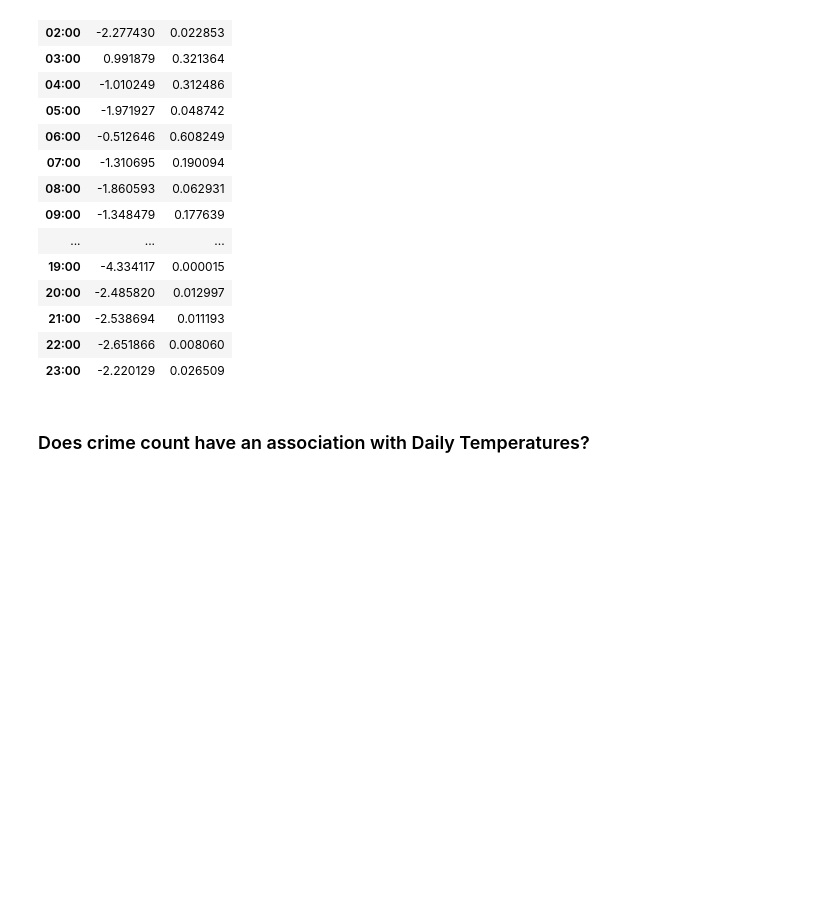
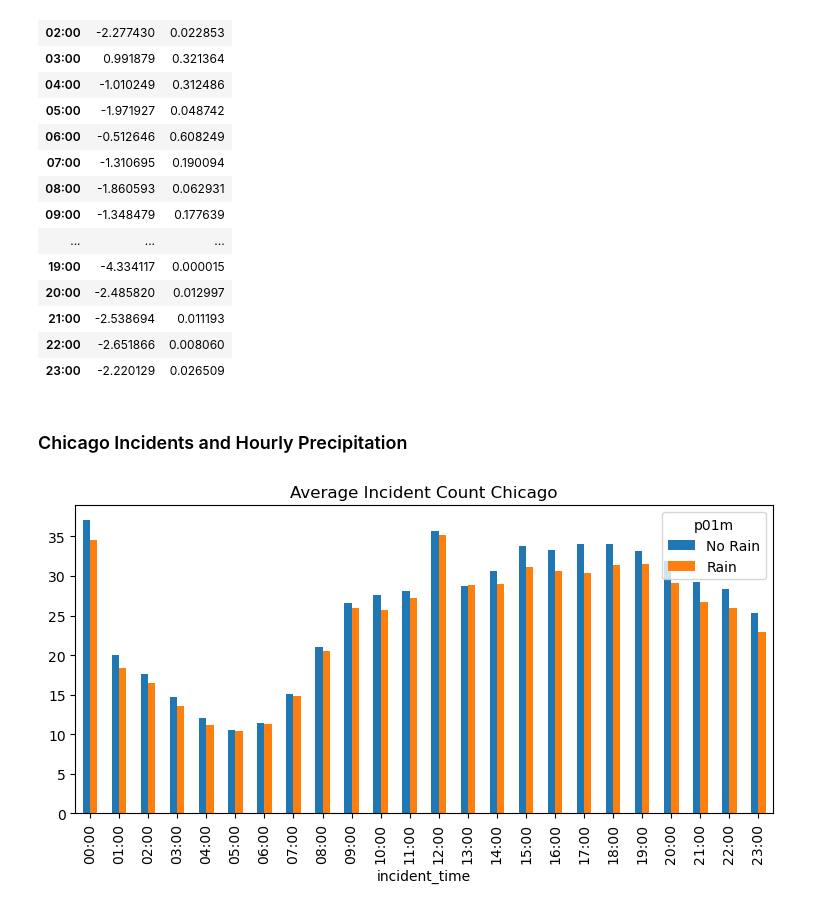
Before and after one commit to etumkaya/incidents, a Jupyter notebook: Incidents_Project.ipynb, the cells around one changed output. Cells and saved outputs as stored; diff of their text form; code cells hidden in the pictures; blank space fills up the shorter version.

```diff
--- a/Incidents_Project.ipynb
+++ b/Incidents_Project.ipynb
@@ -844,0 +872,5 @@ merged_SF_3[merged_SF_3["Full Moon"]==1]
+# %%
+merged_Chicago_3=pd.merge(merged_Chicago2,full_moon_df,left_on=["date"],right_on=["date"],how="left")
+merged_Chicago_3['Full Moon'] = merged_Chicago_3.apply(lambda x: 1 if x['phase'] == 'Full Moon' else 0, axis=1)
+merged_Chicago_3.drop(columns={"phase","time"},inplace=True)
+merged_Chicago_3
@@ -963,5 +1076,14 @@ pd.DataFrame(hourly_comparison_sf_rain).T
 | 21:00 | -2.538694 | 0.011193 |
 | 22:00 | -2.651866 | 0.008060 |
 | 23:00 | -2.220129 | 0.026509 |
-# %% [markdown]
-### Does crime count have an association with Daily Temperatures?
+# %% [markdown]
+### Chicago Incidents and Hourly Precipitation
+# %%
+cross_tab_mean_chicago = pd.crosstab(index=merged_Chicago_3['incident_time'], columns=merged_Chicago_3['p01m'].map({0: 'No Rain', 1: 'Rain'}), values=merged_Chicago_3['crime count'], aggfunc='mean')
+# %%
+gra=cross_tab_mean_chicago.plot(kind='bar', stacked=False,figsize=(9,4))
+gra.set_title("Average Incident Count Chicago")
+
+plt.show()
+# %% [output]
+[figure, added]
```
Also changed, not shown: parts of 137 cells of this notebook.
